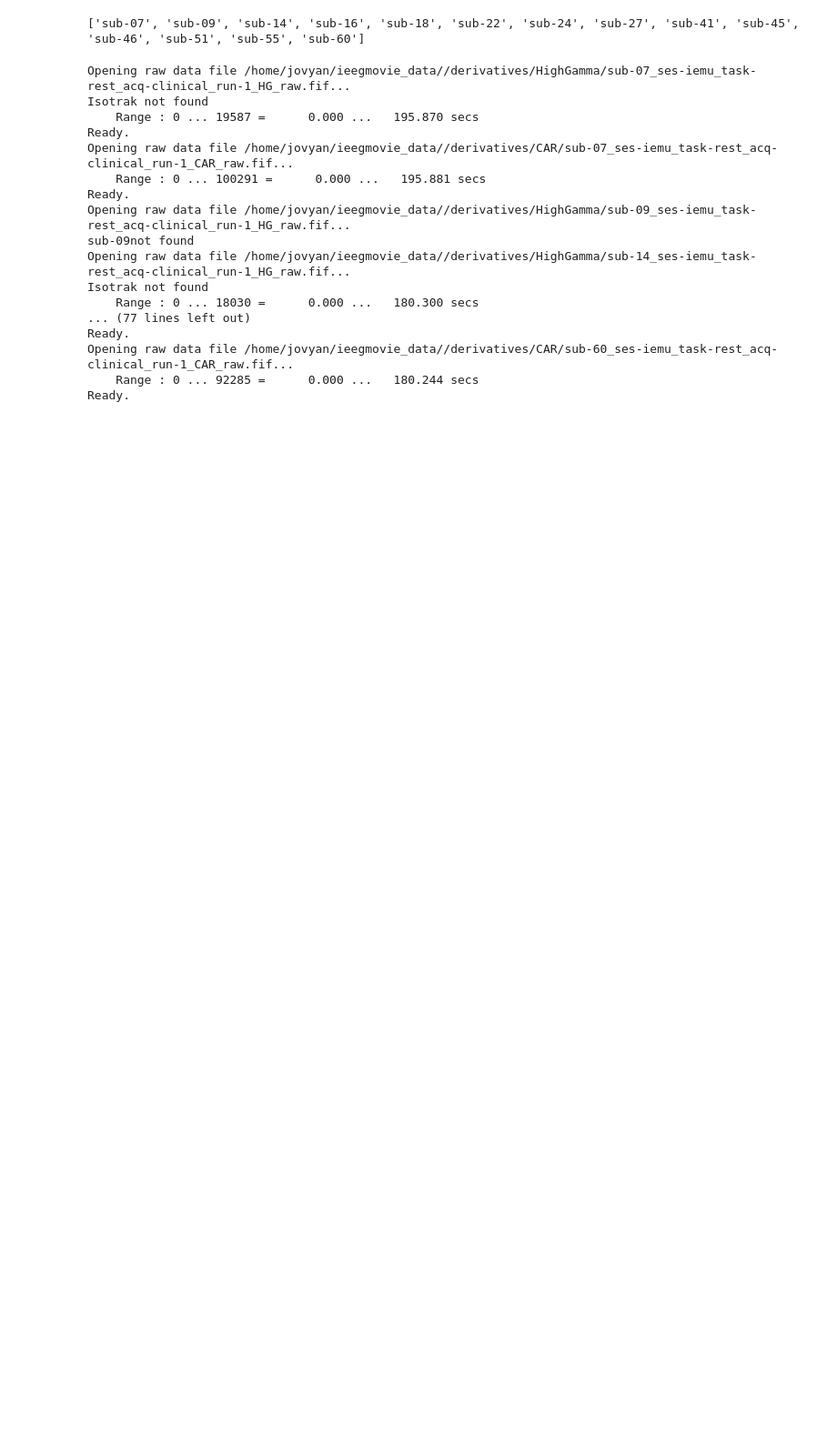
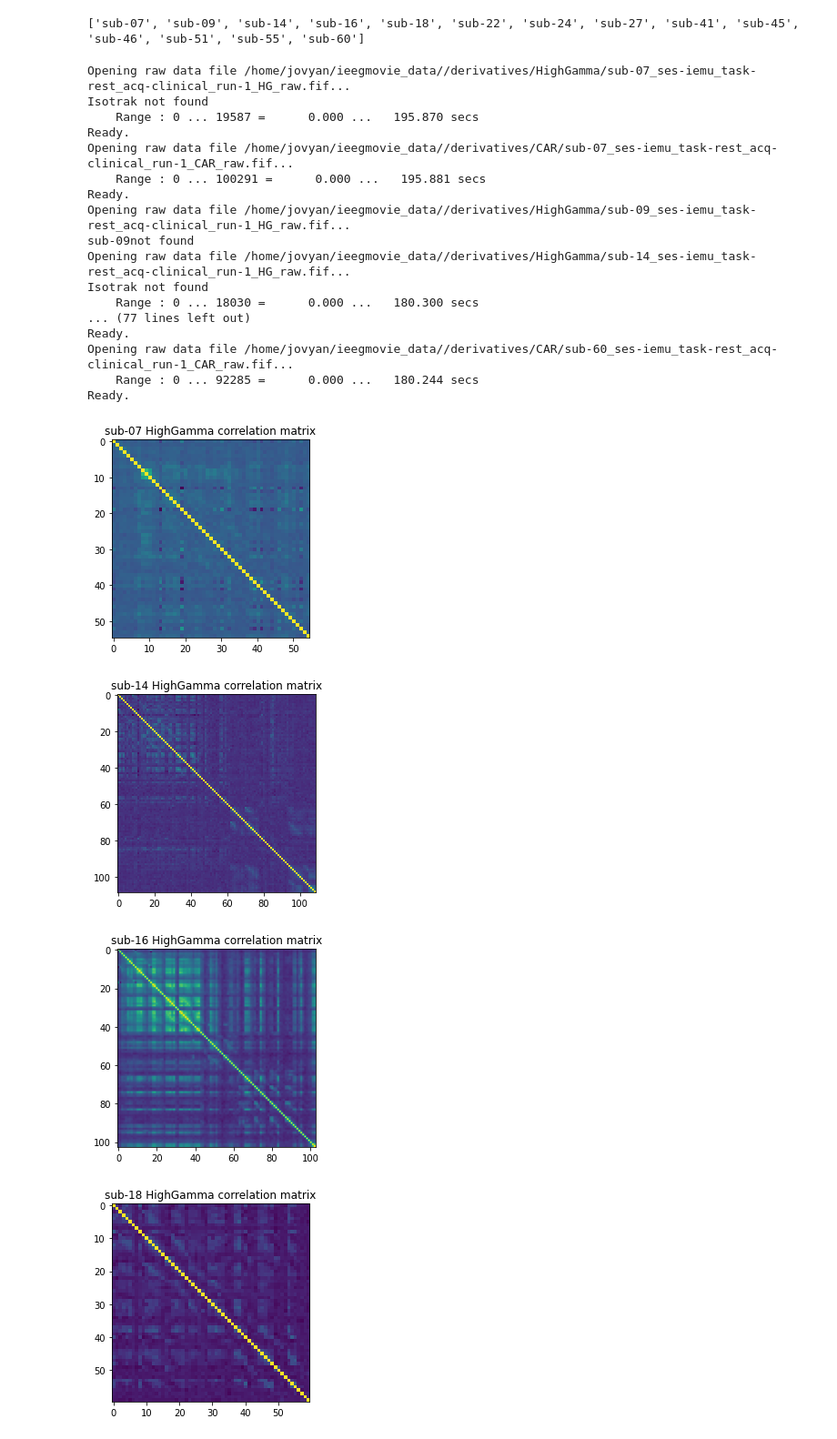
Before and after one commit to MaxvandenBoom/ieegmovie, a Jupyter notebook: codes/save_corr_maps.ipynb, the cells around one changed output. Shown at 91% size. Cells and saved outputs as stored; diff of their text form; code cells hidden in the pictures; blank space fills up the shorter version.

Commit message:
add plots

```diff
--- a/codes/save_corr_maps.ipynb
+++ b/codes/save_corr_maps.ipynb
@@ -59,3 +59,16 @@ Ready.
 Opening raw data file /home/jovyan/ieegmovie_data//derivatives/CAR/sub-60_ses-iemu_task-rest_acq-clinical_run-1_CAR_raw.fif...
     Range : 0 ... 92285 =      0.000 ...   180.244 secs
 Ready.
+# %%
+#plot HG corr
+for file in os.listdir(data_dir+"corr_maps/HighGamma/"):
+    name=data_dir+"corr_maps/HighGamma/"+file
+    corr_dat=np.load(name)
+    fig,ax= plt.subplots()
+    ax.set_title(file[0:6] + " HighGamma correlation matrix")
+    ax.imshow(corr_dat)
+# %% [output]
+[figure, added]
+[figure, added]
+[figure, added]
+[figure, added]
```
Also changed, not shown: parts of 2 cells of this notebook.
